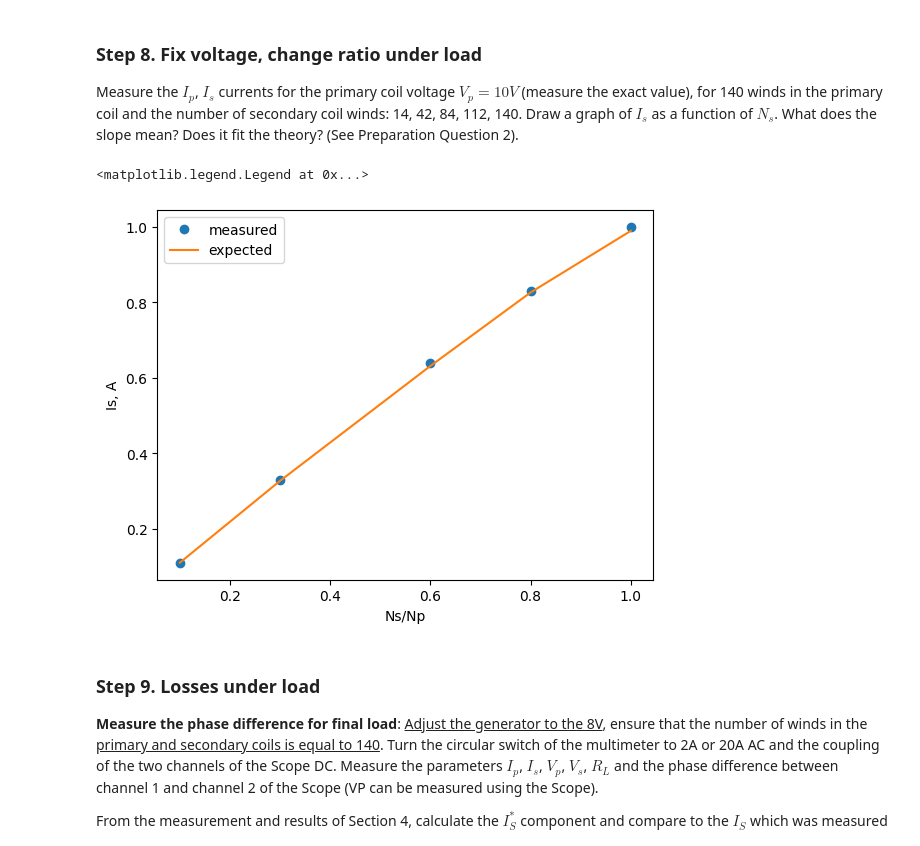
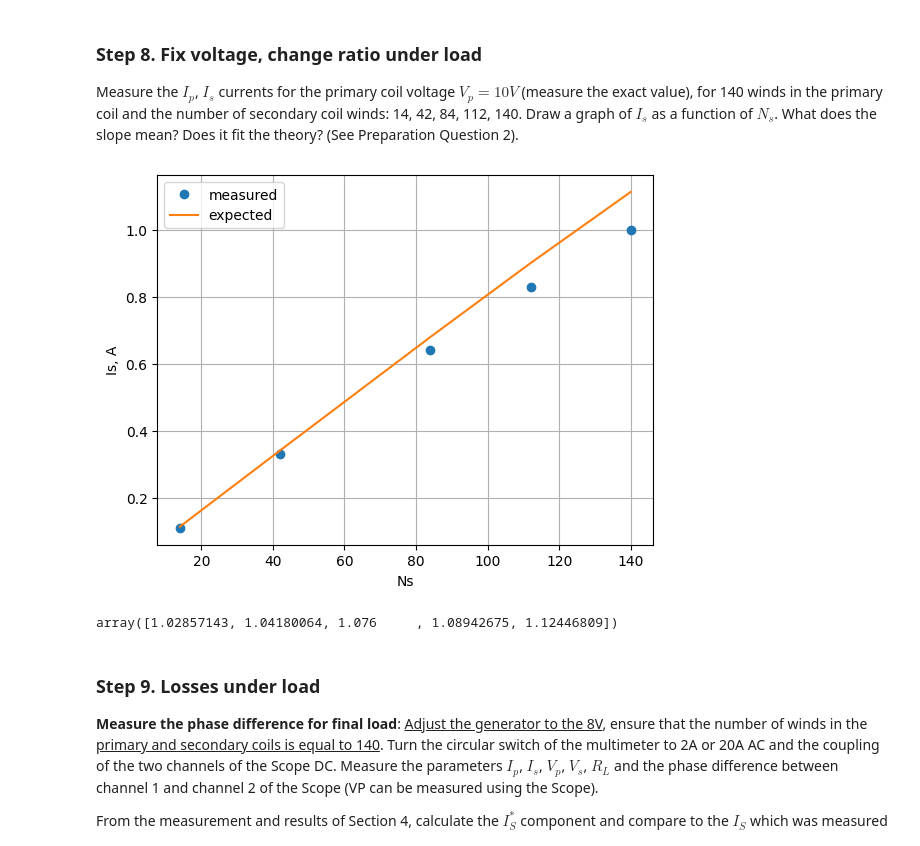
Before and after one commit to evgeny-kolonsky/Lab2_Transformer, a Jupyter notebook: Technion_ph_Transformer_lab.ipynb, the cells around one changed output. Cells and saved outputs as stored; diff of their text form; code cells hidden in the pictures.

```diff
--- a/Technion_ph_Transformer_lab.ipynb
+++ b/Technion_ph_Transformer_lab.ipynb
@@ -693,27 +701,32 @@ Text(0, 0.5, 'Is, A')
 
 Measure the $𝐼_𝑝$, $𝐼_𝑠$ currents for the primary coil voltage $𝑉_𝑝 = 10𝑉$ (measure the exact value), for 140 winds in the primary coil and the number of secondary coil winds: 14, 42, 84, 112, 140. Draw a graph of $𝐼_𝑠$ as a function of $𝑁_𝑠$. What does the slope mean? Does it fit the theory? (See Preparation Question 2).
 # %%
-# measurements: each line a point Ns, Vp, Ip, Vs
+# measurements: each line a point Ns, Vp, Ip, Vs, Is
 RL = 9.5 # Ohm
 measurements = '''
 # Ns, Vp, Ip, Vs, Is
 14 10.8 0.34 1.05 0.11
 42 10.8 0.39 3.11 0.33
 84 10.76 0.63 6.0 0.64
 112 10.69 0.91 7.85 0.83
 140 10.57 1.24 9.4 1.0
 '''
 Ns, Vp, Ip, Vs, Is = np.genfromtxt(measurements.splitlines(), dtype=float).T
 Np = 140
-Is_expected = Vs / RL
-plt.plot(Ns/Np, Is, 'o')
-plt.plot(Ns/Np, Is_expected, '-')
-plt.xlabel('Ns/Np')
+Vs_expected = Vp *  Ns / Np
+Is_expected = Vs_expected / RL
+plt.plot(Ns, Is, 'o')
+plt.plot(Ns, Is_expected, '-')
+plt.xlabel('Ns')
 plt.ylabel('Is, A')
 plt.legend(['measured', 'expected'])
+plt.grid()
 # %% [output]
-<matplotlib.legend.Legend at 0x...>
-[figure, old version]
+[figure, new version]
+# %%
+Vs_expected / Vs
+# %% [output]
+array([1.02857143, 1.04180064, 1.076     , 1.08942675, 1.12446809])
 # %% [markdown]
 ### Step 9. Losses under load
 
```
Also changed, not shown: parts of 11 cells of this notebook.
